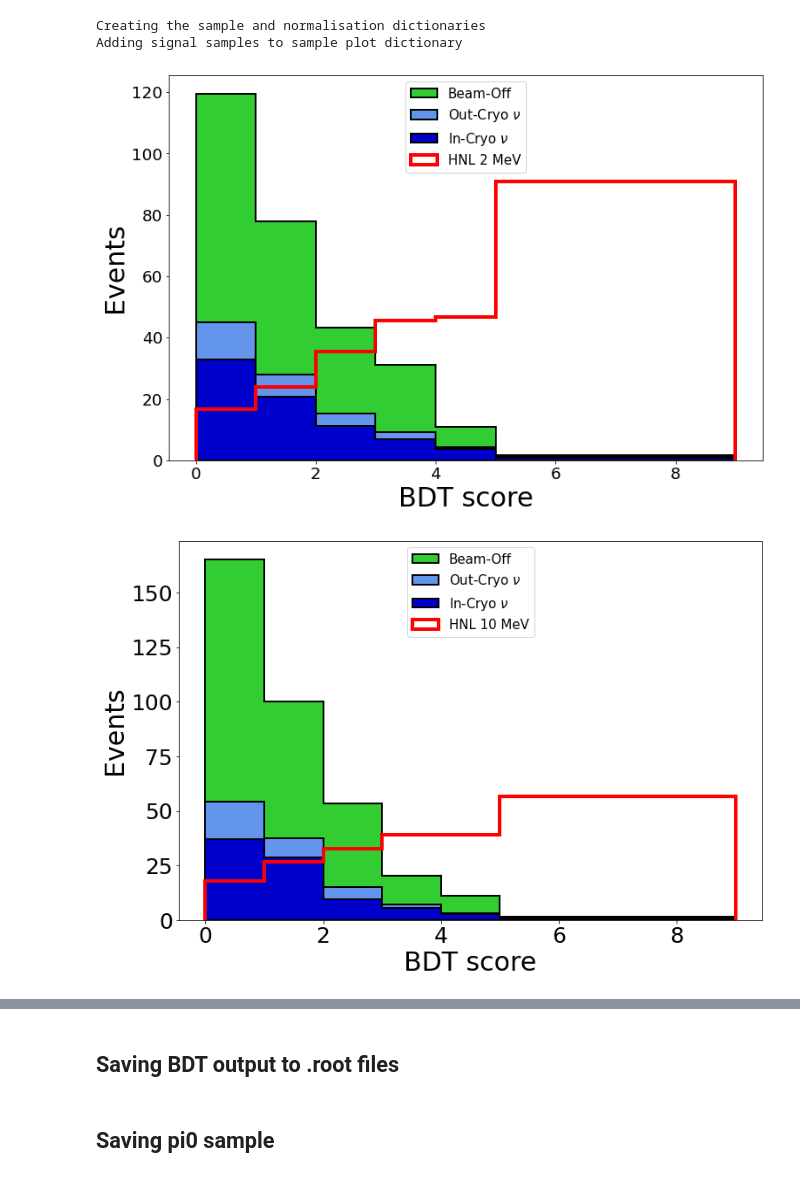
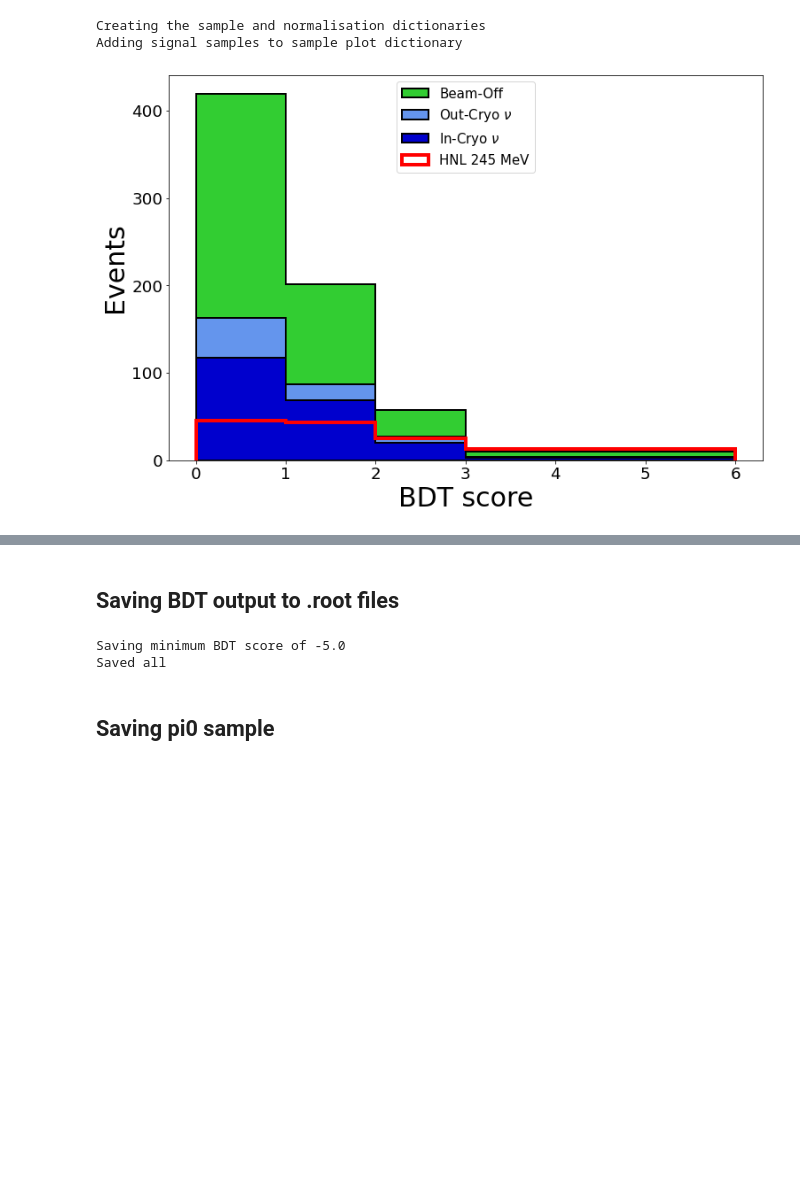
Before and after one commit to dmarsden01/uboone_HNL_analysis, a Jupyter notebook: 3.5_BDT_Results.ipynb, the cells around one changed output, grey strips where cells are left out. Drawn from its saved outputs; the diff is of its cells as text; code cells hidden in the pictures; blank space fills up the shorter version.

Commit message:
Added some code for plotting one BDT score for data. Not finished yet

```diff
--- a/3.5_BDT_Results.ipynb
+++ b/3.5_BDT_Results.ipynb
@@ -37,15 +37,15 @@ Success
 ## Reading in files
 # %%
 Params = {"Run":"run1", #The run number, so far either "run1" or "run3"
-          "Load_single_file":False, #This will override everything else, put the desired file in the "single_file" line
-          "single_file":10,
+          "Load_single_file":True, #This will override everything else, put the desired file in the "single_file" line
+          "single_file":245,
           "Load_standard":True, #bkgs
-          "Load_lepton_signal":True,
+          "Load_lepton_signal":False,
           "Load_pi0_signal":False,
           "Load_DetVars":False, #This is for overlay
           "Only_keep_common_DetVar_evs":True,
           "Load_Signal_DetVars":False, #Don't do here, but in seperate script
-          "Load_data":False,
+          "Load_data":True,
           "FLATTEN":True, #Have one row per reconstructed object in the analysis dataframe
           "only_presel":False, #Create small files containing only variables necessary for pre-selection, for making pre-selection plots
           "EXT_in_training":False,
@@ -97,13 +97,6 @@ for sample in samples:
         else:
             sample_test_dict[sample] = pd.read_pickle(loc_pkls+f"Preselected_{sample}_"+Params["Run"]+"_my_vars_flattened_ultimate.pkl")
 # %%
-# New_feature_list = ['n_pfps', 'n_tracks', 'shr_theta_v', 'shr_phi_v', 'shr_pz_v', 'shrclusdir2', 'shr_energy_tot',
-#                          'trk_theta_v', 'trk_phi_v','trk_dir_z_v', 'trk_energy', 'trk_energy_tot', 'trk_calo_energy_u_v', 'trk_score_v',
-#                          'pfnplanehits_U', 'pfnplanehits_V', 'pfnplanehits_Y', 'NeutrinoEnergy2'] #ultimate vars
-# New_feature_list = ['shrclusdir2', 'n_tracks', 'trk_energy', 'shr_theta_v', 'contained_sps_ratio', 'trk_chipr_best', 'shr_px_v', 'trk_end_x_v',
-#              'n_pfps', 'pfnplanehits_V', 'pfnplanehits_U', 'trk_calo_energy_u_v', 'nu_flashmatch_score', 'trk_score_v', 'NeutrinoEnergy2',
-#              'shr_phi_v', 'pfnplanehits_Y', 'shr_pz_v', 'trk_theta_v', 'trk_phi_v', 'trk_energy_hits_tot', 'trk_dir_z_v', 'SliceCaloEnergy2']
-
 if Params["Run"] == "run1": BDT_name = "ultimate_full_reduced_benchmark"
 if Params["Run"] == "run3": BDT_name = "ultimate_benchmark_plus_flashmatch"
 
@@ -137,7 +130,7 @@ elif Params["Load_pi0_signal"] == False:
             results = bdt.predict(xgb_test_dict[sample])
             sample_test_dict[sample][f"BDT_output_{HNL_mass}MeV"] = results
 
-if Params["Load_pi0_signal"] == True:
+elif Params["Load_pi0_signal"] == True:
     for HNL_mass in Constants.HNL_mass_pi0_samples:
         bdt = xgboost.Booster()
         # bdt.load_model(f"bdts/pi0_selection/"+Params["Run"]+f"_{HNL_mass}_MeV_pi0_FIXED.json")
@@ -185,7 +179,7 @@ nbins = int(xlims[1]-xlims[0])
 print("Initial nbins is " + str(nbins))
 print("With range of " + str(xlims))
 
-for HNL_mass in Constants.HNL_mass_samples:
+for HNL_mass in HNL_masses:
     bins_list = np.histogram(sample_test_dict['overlay'][f'BDT_output_{HNL_mass}MeV'],bins=nbins,range=xlims)[1]
     if Params["Use_logit"] == True:
         bkg_scores=[Functions.logit(sample_test_dict['overlay'][f'BDT_output_{HNL_mass}MeV']),
@@ -237,6 +231,8 @@ if Params["Load_single_file"] == True:
     signal_scale_list = np.ones(len(sample_test_dict[HNL_mass][f'BDT_output_{HNL_mass}MeV']))*SF_test
     samples_plot[HNL_mass]=sample_test_dict[HNL_mass]
     sample_norms[HNL_mass]=signal_scale_list
+    samples_plot["beamgood"]=sample_test_dict["beamgood"]
+    sample_norms["beamgood"]=np.ones(len(sample_test_dict["beamgood"]))
 elif Params["Load_pi0_signal"] == False:
     for HNL_mass in Constants.HNL_mass_samples:
         signal_scale_list = np.ones(len(sample_test_dict[HNL_mass][f'BDT_output_{HNL_mass}MeV']))*SF_test
@@ -251,24 +247,25 @@ if Params["Load_pi0_signal"] == True:
 Creating the sample and normalisation dictionaries
 Adding signal samples to sample plot dictionary
 # %%
+reload(PT)
+
 if Params["Load_single_file"] == True:
     HNL_masses = [Params["single_file"]]
 elif Params["Load_pi0_signal"] == False:
     HNL_masses = Constants.HNL_mass_samples
 if Params["Load_pi0_signal"] == True:
     HNL_masses = Constants.HNL_mass_pi0_samples
 
 xlims=[0,max_score_int]
 BINS = int(xlims[1]-xlims[0])
 
 PT.Plot_BDT_output(HNL_masses=HNL_masses, samples=samples_plot, sample_norms=sample_norms, colours={}, xlims=xlims,
                    bins=BINS,figsize=[12,8], MergeBins=True, density=False, legloc="upper center",logy=False, savefig=True,
                    save_str = BDT_name, Run=Params["Run"], logit = Params["Use_logit"], HNL_scale=0.02)
 
 #If plotting data too: Write this
 # PT.Plot_BDT_output_data(HNL_masses=HNL_masses, samples=samples_plot, sample_norms=sample_norms, colours={}, xlims=xlims,
-#                    bins=BINS,figsize=[12,8], MergeBins=True, density=False, legloc="upper center",logy=False, savefig=False,
-#                    save_str = "top_20_test_New_gen", Run=Params["Run"], logit = Params["Use_logit"], HNL_scale=0.04)
+#                    bins=BINS,figsize=[12,8], MergeBins=True, density=False, legloc="best",logy=False, savefig=True,
+#                    save_str = BDT_name, Run=Params["Run"], logit = Params["Use_logit"], HNL_scale=0.02)
 # %% [output]
-[figure, old version]
+[figure, new version]
-[figure, removed]
@@ -344,9 +332,9 @@ for sample in samples:
 train_vs_test_fraction = 0.7 #This was set in 3_BDT_training, need to change if I have changed this there.
 SF_test = 1.0/(1-train_vs_test_fraction)
 
-print("Saving minimum BDT score of " + str(merged_bins_dict[2][0]))
+print("Saving minimum BDT score of " + str(merged_bins_dict[245][0]))
 
-for HNL_mass in Constants.HNL_mass_samples:
+for HNL_mass in HNL_masses:
     original_theta = Constants.theta_mu_4_dict[HNL_mass]
     new_theta = original_theta*SCALE_UP_dict[HNL_mass]
     new_theta_dict[HNL_mass] = original_theta*SCALE_UP_dict[HNL_mass]
@@ -354,6 +342,7 @@ for HNL_mass in Constants.HNL_mass_samples:
 
     bins = merged_bins_dict[HNL_mass]
     sample_list = bkg_samples + [HNL_mass]
+    # if Params["Load_data"] == True: sample_list += ["beamgood"]
     for sample in sample_list:
         score = Functions.logit(sample_test_dict[sample][f'BDT_output_{HNL_mass}MeV'])
         SF_list = SF_times_weights(sample_test_dict, sample, Params["Run"], SF_test, SCALE_EVENTS)
@@ -366,11 +355,14 @@ for HNL_mass in Constants.HNL_mass_samples:
     if 'beamgood' in bkg_samples:
         hist_samples.update({"data":dict_for_root['beamgood']})
 
-    save_name = Params["Run"]+f"_{HNL_mass}MeV_logit_ultimate_benchmark_r3_flashmatch.root"
+    save_name = Params["Run"]+f"_{HNL_mass}MeV_logit_ultimate_benchmark_data_test.root"
 
     SaveToRoot_new(merged_bins_dict[HNL_mass],xlims,hist_samples,theta=new_theta,fileName="bdt_output/"+save_name)
     SaveToRoot_new(merged_bins_dict[HNL_mass],xlims,hist_samples,theta=new_theta,fileName="Uncertainties/"+save_name)
 print("Saved all")
+# %% [output]
+Saving minimum BDT score of -5.0
+Saved all
 # %% [markdown]
 ## Saving pi0 sample
 # %%
```
Also changed, not shown: parts of 5 cells of this notebook, 2 other files.
